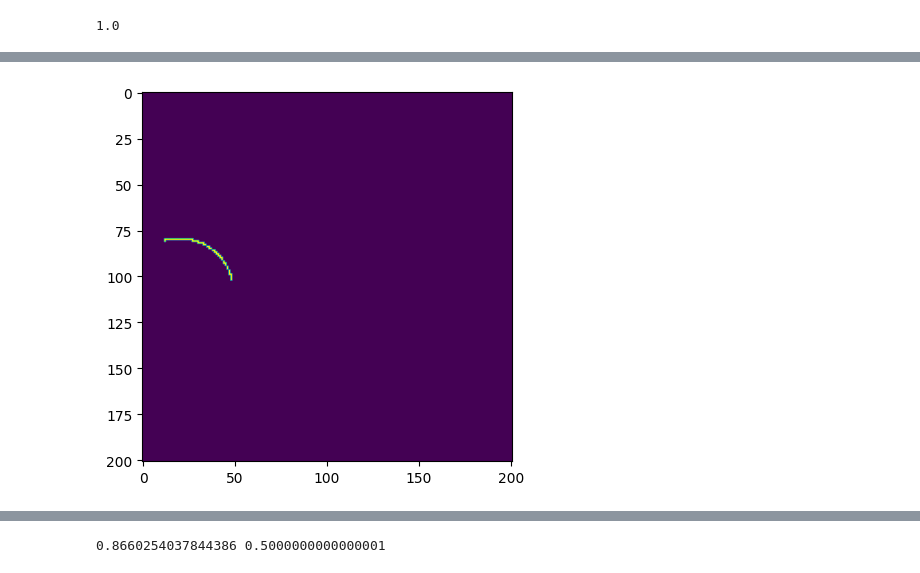
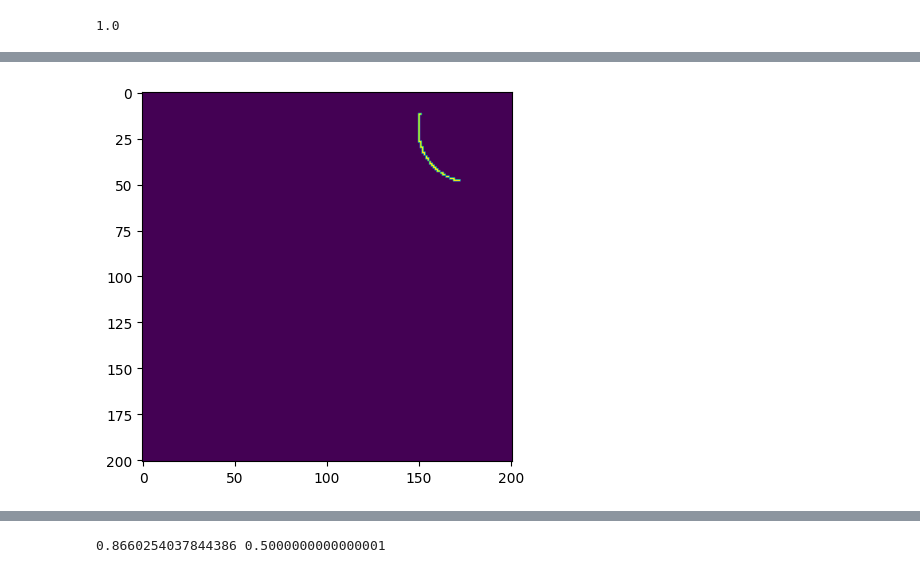
Before and after one commit to vippolitov/fresco-reassembling, a Jupyter notebook: code/2_new_find_transform.ipynb, the cells around one changed output, grey strips where cells are left out. Saved outputs shown, nothing was run; the diff lists cells and outputs as text; code cells hidden in the pictures.

```diff
--- a/code/2_new_find_transform.ipynb
+++ b/code/2_new_find_transform.ipynb
@@ -14,10 +14,12 @@ frdist(P,Q)
 img = np.zeros((201,201))
 line1 = []
 for theta in np.arange(np.pi / 4, 3 * np.pi/4,0.01):
-    x = 110+30*np.cos(theta)
+#     x = 110+30*np.cos(theta)
+#     y = 20+30*np.sin(theta)
+    x = 50+30*np.cos(theta)
     y = 20+30*np.sin(theta)
     line1.append([x,y])
-    img[int(x),int(y)]=1
+    img[int(y) + 100,int(x) + 100]=1
 plt.imshow(img)
 plt.show()
 # %% [output]
@@ -30,12 +32,12 @@ plt.imshow(skimage.transform.rotate(img, 60, center=(0,0)))
 # %%
 img = np.zeros((201,201))
 line2 = []
 for theta in np.arange(np.pi / 4 + np.pi / 3, 3 * np.pi/4 + np.pi / 3,0.01):
-    x = 110+30*np.cos(theta)
+    x = 180+30*np.cos(theta)
     y = 20+30*np.sin(theta)
     line2.append([x,y])
-    img[int(x),int(y)]=1
+    img[int(y),int(x)]=1
 plt.imshow(img)
 plt.show()
 # %% [output]
-[figure, old version]
+[figure, new version]
```
Also changed, not shown: parts of 9 cells of this notebook, 9 other files.
